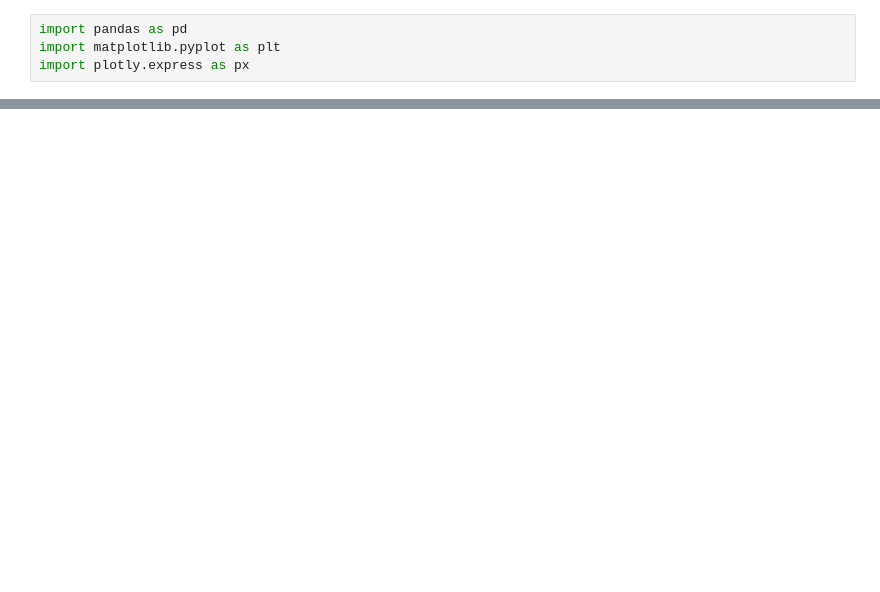
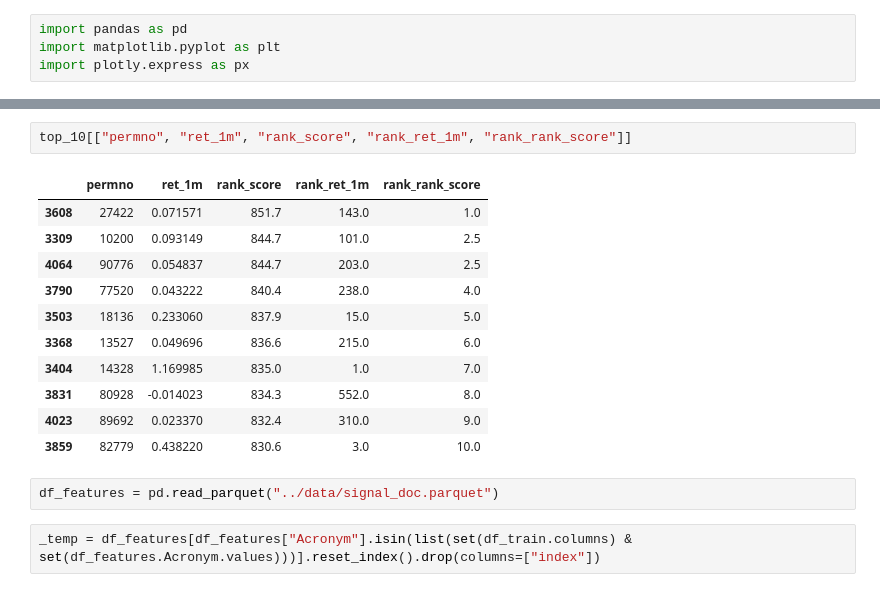
Before and after one commit to francois-goybet/ml-alpha-ranking-portfolio, a Jupyter notebook: notebook/notebook3.ipynb, the cells around one changed output, grey strips where cells are left out. Drawn from its saved outputs; the diff is of its cells as text; blank space fills up the shorter version.

```diff
--- a/notebook/notebook3.ipynb
+++ b/notebook/notebook3.ipynb
@@ -11,0 +29,18 @@ px.scatter(df_train[df_train["yyyymm"] == 200001], x="ret_1m", y="rank_score", t
+# %%
+top_10[["permno", "ret_1m", "rank_score", "rank_ret_1m", "rank_rank_score"]]
+# %% [output]
+|  | permno | ret_1m | rank_score | rank_ret_1m | rank_rank_score |
+| 3608 | 27422 | 0.071571 | 851.7 | 143.0 | 1.0 |
+| 3309 | 10200 | 0.093149 | 844.7 | 101.0 | 2.5 |
+| 4064 | 90776 | 0.054837 | 844.7 | 203.0 | 2.5 |
+| 3790 | 77520 | 0.043222 | 840.4 | 238.0 | 4.0 |
+| 3503 | 18136 | 0.233060 | 837.9 | 15.0 | 5.0 |
+| 3368 | 13527 | 0.049696 | 836.6 | 215.0 | 6.0 |
+| 3404 | 14328 | 1.169985 | 835.0 | 1.0 | 7.0 |
+| 3831 | 80928 | -0.014023 | 834.3 | 552.0 | 8.0 |
+| 4023 | 89692 | 0.023370 | 832.4 | 310.0 | 9.0 |
+| 3859 | 82779 | 0.438220 | 830.6 | 3.0 | 10.0 |
+# %%
+df_features = pd.read_parquet("../data/signal_doc.parquet")
+# %%
+_temp = df_features[df_features["Acronym"].isin(list(set(df_train.columns) & set(df_features.Acronym.values)))].reset_index().drop(columns=["index"])
```
Also changed, not shown: parts of 10 cells of this notebook, 6 other files.
